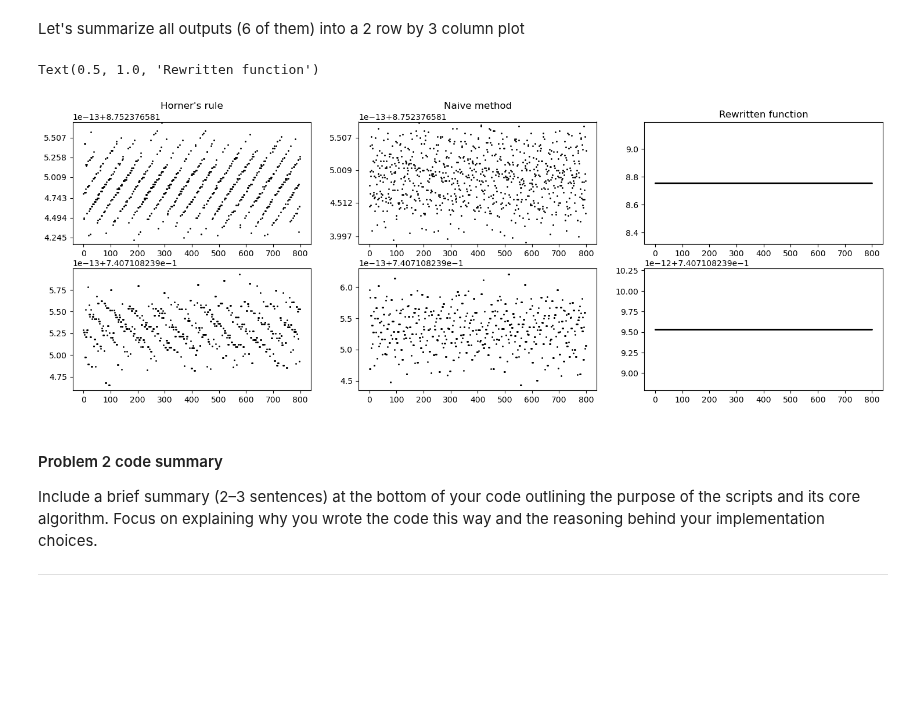
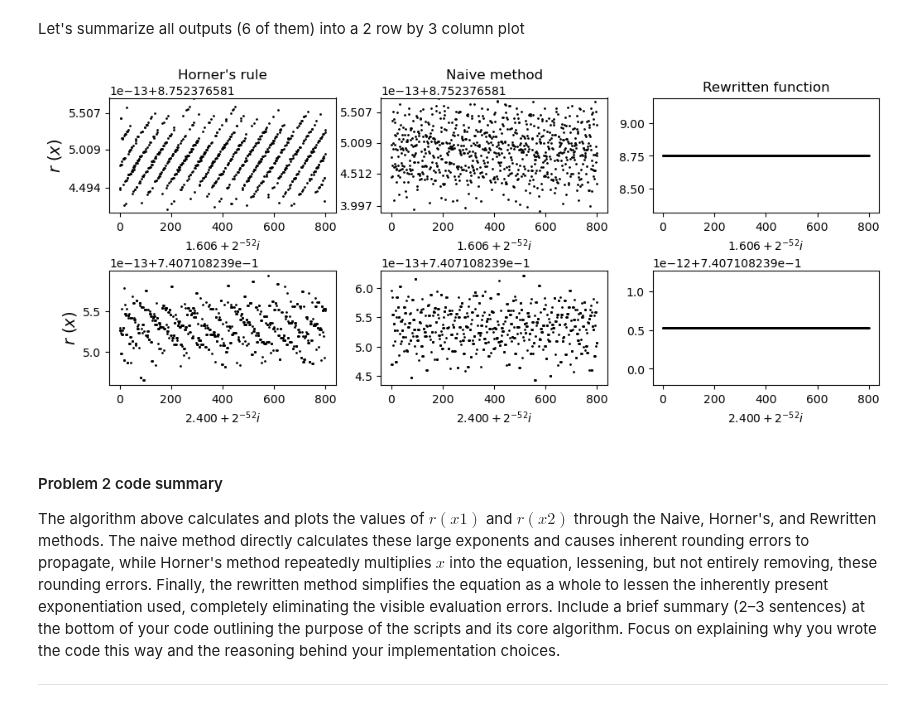
Before and after one commit to CJ4ke/AP155_TX1_1sAY2627, a Jupyter notebook: Camello_Test/3HornersRule/3HornersRule_CAMELLO.ipynb, the cells around one changed output. Saved outputs shown, nothing was run; the diff lists cells and outputs as text; code cells hidden in the pictures; blank space fills up the shorter version.

```diff
--- a/Camello_Test/3HornersRule/3HornersRule_CAMELLO.ipynb
+++ b/Camello_Test/3HornersRule/3HornersRule_CAMELLO.ipynb
@@ -68,7 +76,7 @@ def eval_naive(coeffsList, x):
     """evaluate naively from left to right, using the power/exponent operations"""
     P = 0
     for i, p in enumerate(coeffsList):
-        P += #insert here
+        P += p * (x**i)
     return P
 
 eval_naive(coeffs, x)
@@ -163,7 +187,7 @@ which is a rewritten version of our rational function. Apply this new function f
 the previous two plots and compare the rounding error pattern, size, etc.
 # %%
 def s(x):
-    num = #insert here
-    den = #insert here
-    return #insert here
+    num = 3 * (x - 2) * ((x -5)**2 + 4)
+    den = x + ((x - 2)**2) * ((x - 5)**2 + 3)
+    return 4 - (num/den)
 # %%
@@ -193,23 +218,23 @@ Interpret your findings.
 import matplotlib.pyplot as plt
 import numpy as np
 
-num_coeffs = #insert here
-den_coeffs = #insert here
+num_coeffs = [622, -751, 324, -59, 4]
+den_coeffs = [112, -151, 72, -14, 1]
 
 #Using x1 and x2 from earlier
 
-y1 = #insert here
-y2 = #insert here
+y1 = eval_naive(num_coeffs, x1) / eval_naive(den_coeffs, x1)
+y2 = eval_naive(num_coeffs, x2) / eval_naive(den_coeffs, x2)
 
 fig, (ax1, ax2) = plt.subplots(1, 2, figsize=(12, 4.5))
 
 ax1.scatter(i, y1, s=1, c='k')
 ax1.set_xlabel(r'$1.606 + 2^{-52}i$', fontsize=14)
-ax1.set_ylabel(r'$r(x)$', fontsize=14)
+ax1.set_ylabel(r'$r \ (x)$', fontsize=14)
 ax1.set_ylim(bottom=min(y1), top=max(y1))
 
 ax2.scatter(i, y2, s=1, c='k')
 ax2.set_xlabel(r'$2.400 + 2^{-52}i$', fontsize=14)
-ax2.set_ylabel(r'$r(x)$', fontsize=14)
+ax2.set_ylabel(r'$r \ (x)$', fontsize=14)
 
 plt.tight_layout()
@@ -218,51 +245,53 @@ Let's summarize all outputs (6 of them) into a 2 row by 3 column plot
 # %%
 # summarize all subplots
 
 #We use the previously defined variables of num_coeffs, den_coeffs, x1, x2, and i
 #We use the previously defined functions of eval_horner, eval_naive, and s
 
-y_horner_x1 = #insert here
-y_horner_x2 = #insert here
-y_naive_x1 = #insert here
-y_naive_x2 = #insert here
-y_good_x1 = #insert here
-y_good_x2 = #insert here
+y_horner_x1 = eval_horner(num_coeffs, x1)/eval_horner(den_coeffs, x1)
+y_horner_x2 = eval_horner(num_coeffs, x2)/eval_horner(den_coeffs, x2)
+y_naive_x1 = eval_naive(num_coeffs, x1) / eval_naive(den_coeffs, x1)
+y_naive_x2 = eval_naive(num_coeffs, x2) / eval_naive(den_coeffs, x2)
+y_good_x1 = s(x1)
+y_good_x2 = s(x2)
 
 arrays = [y_horner_x1, y_naive_x1, y_good_x1, y_horner_x2, y_naive_x2, y_good_x2]
 y_min = np.min(arrays)
 y_max = np.max(arrays)
 
-fig, axs = plt.subplots(#insert here, figsize=(6*3, 6))
+fig, axs = plt.subplots(2, 3, figsize=(12, 4.5))
 
 axs[0, 0].scatter(i, y_horner_x1, s=1, c='k')
 axs[0, 0].set_ylim(min(y_horner_x1), max(y_horner_x1))
 axs[1, 0].scatter(i, y_horner_x2, s=1, c='k')
 axs[0, 0].set_title("Horner's rule")
-axs[0, 0].set_xlabel(#insert here)
-axs[1, 0].set_xlabel(#insert here)
-axs[0, 0].set_ylabel(#insert here, fontsize=14)
-axs[1, 0].set_ylabel(#insert here', fontsize=14)
-
+axs[0, 0].set_xlabel(r'$1.606 + 2^{-52}i$')
+axs[1, 0].set_xlabel(r'$2.400 + 2^{-52}i$')
+axs[0, 0].set_ylabel(r'$r \ (x)$', fontsize=14)
+axs[1, 0].set_ylabel(r'$r \ (x)$', fontsize=14)
 
 axs[0, 1].scatter(i, y_naive_x1, s=1, c='k')
 axs[0, 1].set_ylim(min(y_naive_x1), max(y_naive_x1))
 axs[1, 1].scatter(i, y_naive_x2, s=1, c='k')
 axs[0, 1].set_title("Naive method")
-axs[0, 1].set_xlabel(#insert here)
-axs[1, 1].set_xlabel(#insert here)
+axs[0, 1].set_xlabel(r'$1.606 + 2^{-52}i$')
+axs[1, 1].set_xlabel(r'$2.400 + 2^{-52}i$')
 
 axs[0, 2].scatter(i, y_good_x1, s=1, c='k')
 axs[0, 2].set_ylim(min(y_good_x1), max(y_good_x1))
 axs[1, 2].scatter(i, y_good_x2, s=1, c='k')
 axs[0, 2].set_title("Rewritten function")
-axs[0, 2].set_xlabel(#insert here)
-axs[1, 2].set_xlabel(#insert here)
+axs[0, 2].set_xlabel(r'$1.606 + 2^{-52}i$')
+axs[1, 2].set_xlabel(r'$2.400 + 2^{-52}i$')
+
+plt.subplots_adjust(hspace = 0.5)
+plt.show()
 # %% [output]
-Text(0.5, 1.0, 'Rewritten function')
-[figure, old version]
+[figure, new version]
 # %% [markdown]
 #### Problem 2 code summary
 
+The algorithm above calculates and plots the values of $r(x1)$ and $r(x2)$ through the Naive, Horner's, and Rewritten methods. The naive method directly calculates these large exponents and causes inherent rounding errors to propagate, while Horner's method repeatedly multiplies $x$ into the equation, lessening, but not entirely removing, these rounding errors. Finally, the rewritten method simplifies the equation as a whole to lessen the inherently present exponentiation used, completely eliminating the visible evaluation errors.
 Include a brief summary (2–3 sentences) at the bottom of your code outlining the purpose of the scripts and its core algorithm. Focus on explaining why you wrote the code this way and the reasoning behind your implementation choices.
 
 ---
```
Also changed, not shown: parts of 12 cells of this notebook.
